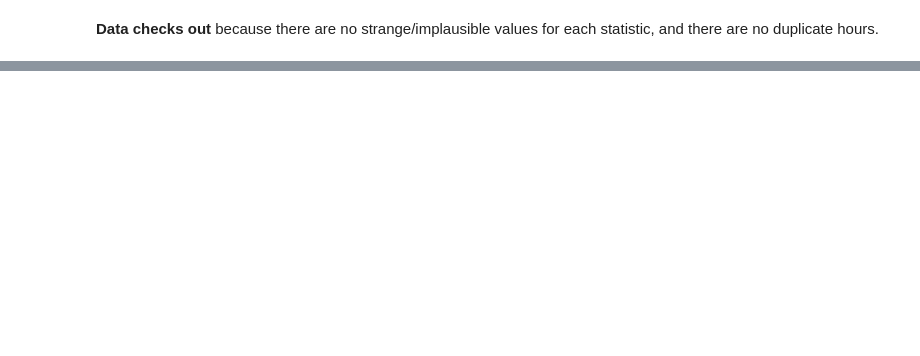
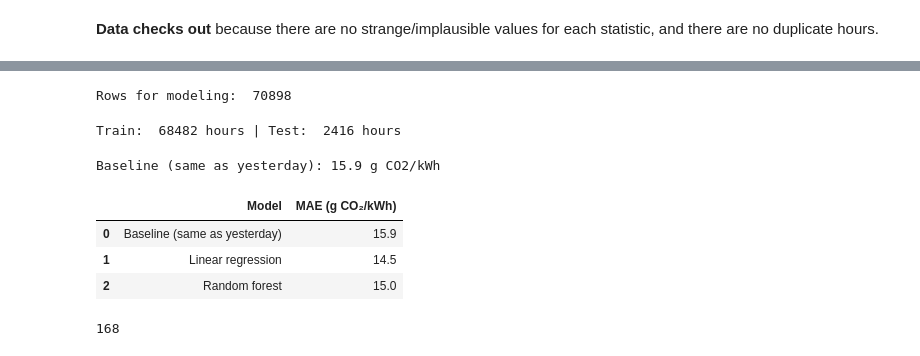
Before and after one commit to drgdlr09/Carbon_Clock, a Jupyter notebook: Carbon_Clock.ipynb, the cells around one changed output, grey strips where cells are left out. Cells and saved outputs as stored; diff of their text form; code cells hidden in the pictures; blank space fills up the shorter version.

Commit message:
Completing forecast and training models

```diff
--- a/Carbon_Clock.ipynb
+++ b/Carbon_Clock.ipynb
@@ -64,0 +88,10 @@ Duplicate hours:  0
+# %%
+df["hour"] = df.index.hour
+df["dayofweek"] = df.index.dayofweek
+df["isweekend"] = (df["dayofweek"] >= 5).astype(int)
+
+by_hour = df.groupby(["hour", "isweekend"])["carbon intensity"].mean().unstack()
+by_hour.columns = ["Weekday", "Weekend"]
+by_hour.plot(title = "Average PJM carbon intensity by hour (EST)")
+plt.show()
+print("Cleanest hour", by_hour["Weekday"].idxmin(), "| Dirtiest hour: ", by_hour["Weekday"].idxmax())
@@ -64,0 +110,46 @@ Duplicate hours:  0
+# %%
+df["month"] = df.index.month # we also want to take months into account because climate could impact energy consumption
+df["carbon intensity yesterday"] = df["carbon intensity"].shift(24, freq="h")
+
+model_df = df.dropna() # drop hours with missing values and the first day, which doesn't have a "yesterday" to go off of
+print("Rows for modeling: ", len(model_df))
+# %% [output]
+Rows for modeling:  70898
+# %%
+features = ["hour", "dayofweek", "isweekend", "month", "carbon intensity yesterday"]
+target = "carbon intensity"
+
+train = model_df[model_df.index < "2026-08-01"] # model will be trained off of all hours prior to August 1, 2026
+test = model_df[model_df.index >= "2026-08-01"] # model will be tested on hours in August 2026 and onwards
+
+X_train, y_train = train[features], train[target]
+X_test, y_test = test[features], test[target]
+print("Train: ", len(train), "hours | Test: ", len(test), "hours")
+# %% [output]
+Train:  68482 hours | Test:  2416 hours
+# %%
+baseline_mae = mean_absolute_error(y_test, test["carbon intensity yesterday"])
+print(f"Baseline (same as yesterday): {baseline_mae:.1f} g CO2/kWh")
+# %% [output]
+Baseline (same as yesterday): 15.9 g CO2/kWh
+# %%
+lin = LinearRegression()
+lin.fit(X_train, y_train)
+lin_mae = mean_absolute_error(y_test, lin.predict(X_test))
+
+rf = RandomForestRegressor(n_estimators = 100, random_state = 42, n_jobs = -1)
+rf.fit(X_train, y_train)
+rf_mae = mean_absolute_error(y_test, rf.predict(X_test))
+
+results = pd.DataFrame({"Model": ["Baseline (same as yesterday)", "Linear regression", "Random forest"],"MAE (g CO₂/kWh)": [baseline_mae, lin_mae, rf_mae]}).round(1)
+results
+# %% [output]
+|  | Model | MAE (g CO₂/kWh) |
+| 0 | Baseline (same as yesterday) | 15.9 |
+| 1 | Linear regression | 14.5 |
+| 2 | Random forest | 15.0 |
+# %%
+num = 24 * 7 # represents first week
+num
+# %% [output]
+168
```
Also changed, not shown: parts of 13 cells of this notebook.
